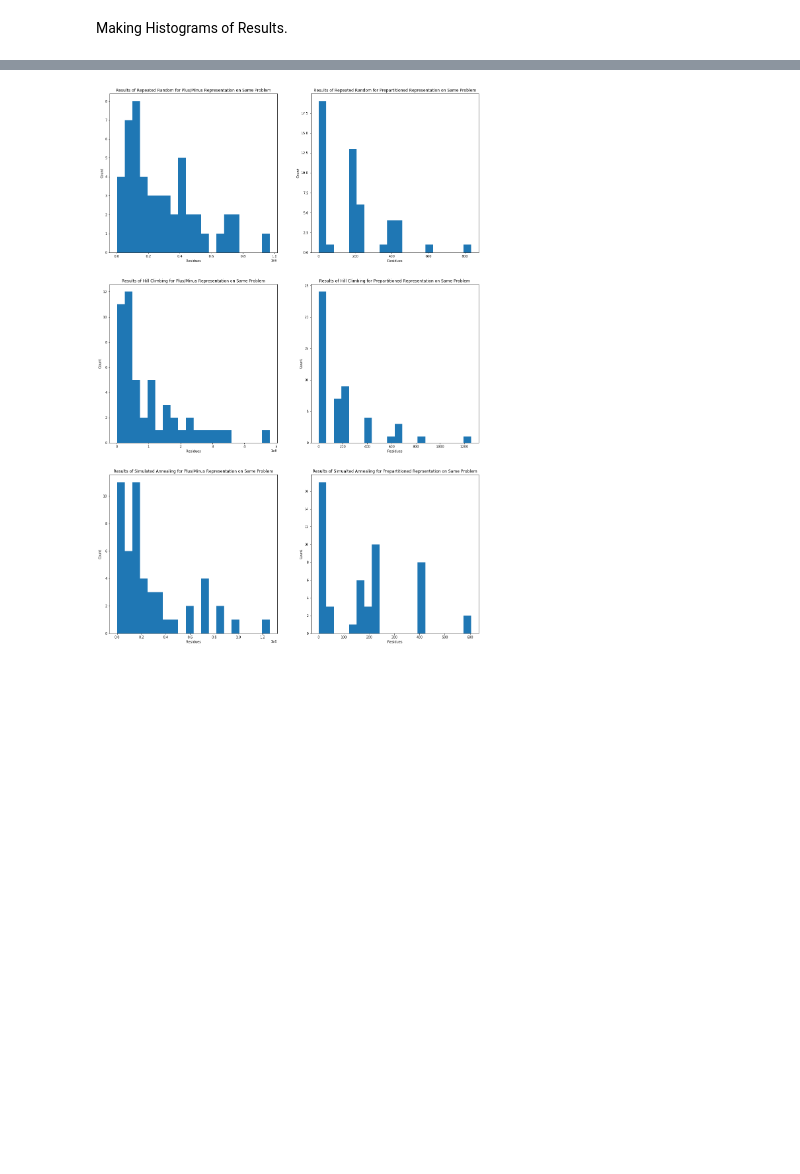
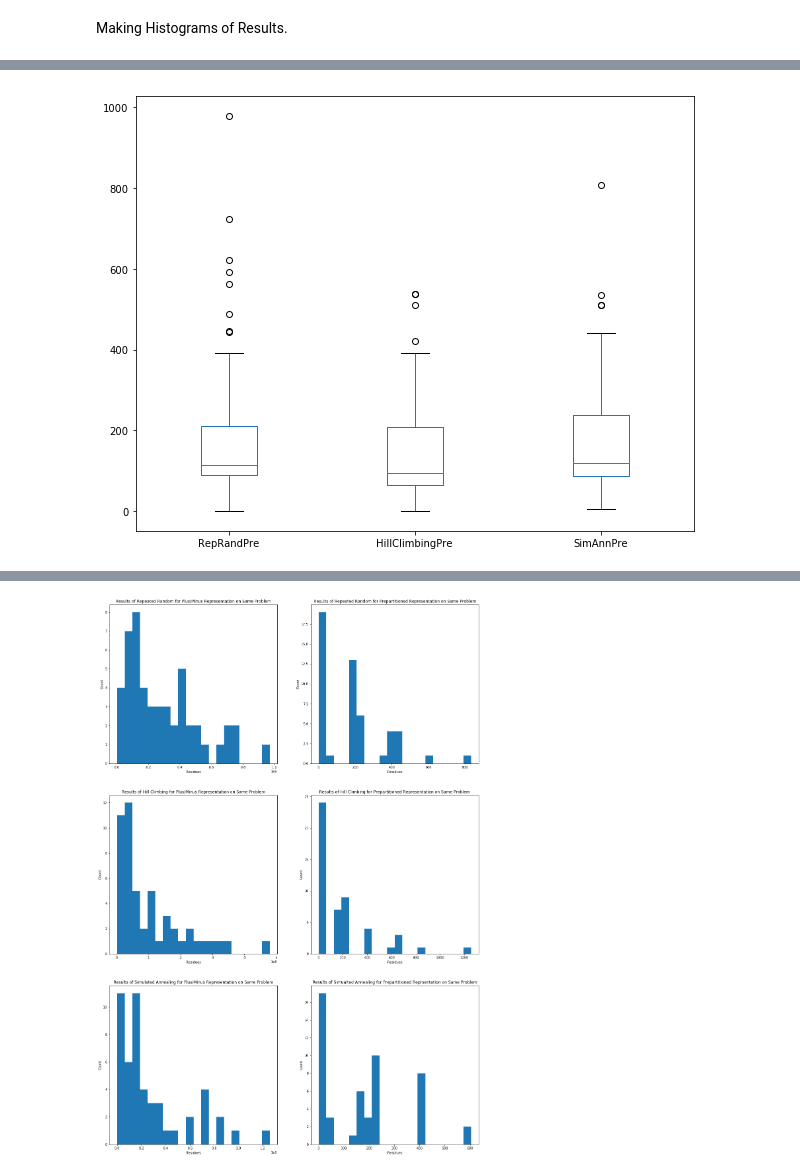
Before and after one commit to valvarez1218/CS124-ProgramPset3, a Jupyter notebook: results.ipynb, the cells around one changed output, grey strips where cells are left out. Cells and saved outputs as stored; diff of their text form; code cells hidden in the pictures; blank space fills up the shorter version.

```diff
--- a/results.ipynb
+++ b/results.ipynb
@@ -39,0 +40,6 @@ plt.show()
+# %%
+data[['RepRandPre', 'HillClimbingPre', 'SimAnnPre']].plot(kind='box', figsize=(10, 8))
+
+plt.show()
+# %% [output]
+[figure, added]
```
Also changed, not shown: parts of 6 cells of this notebook, 3 other files.
